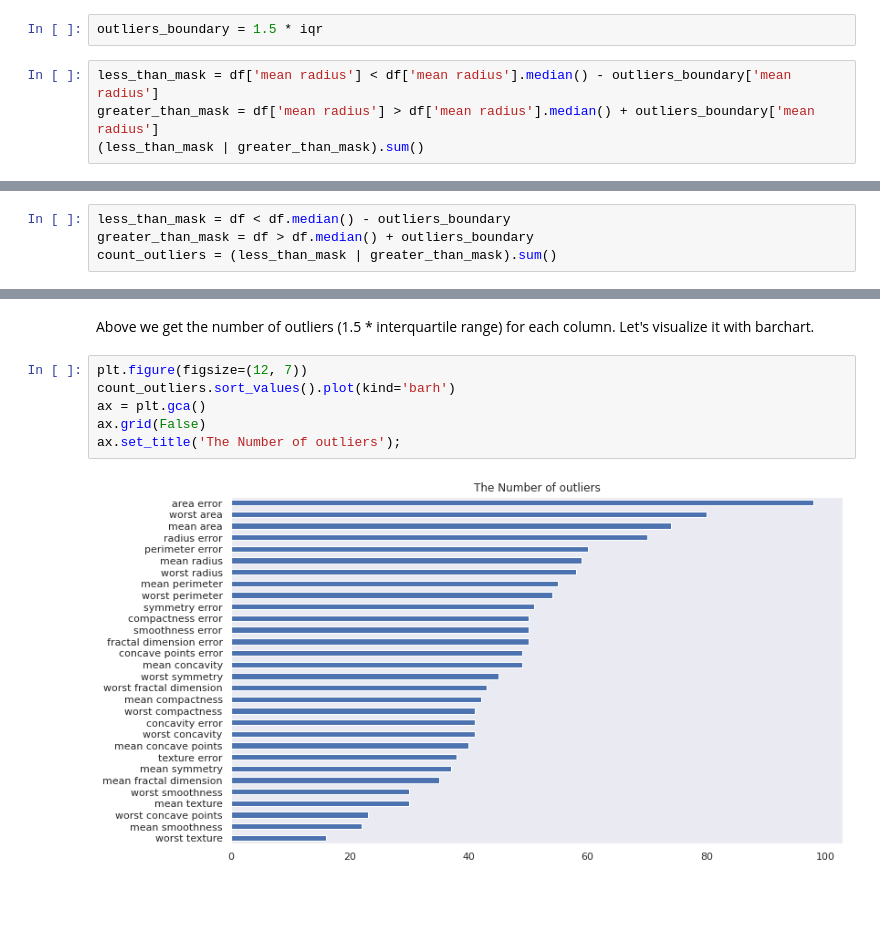
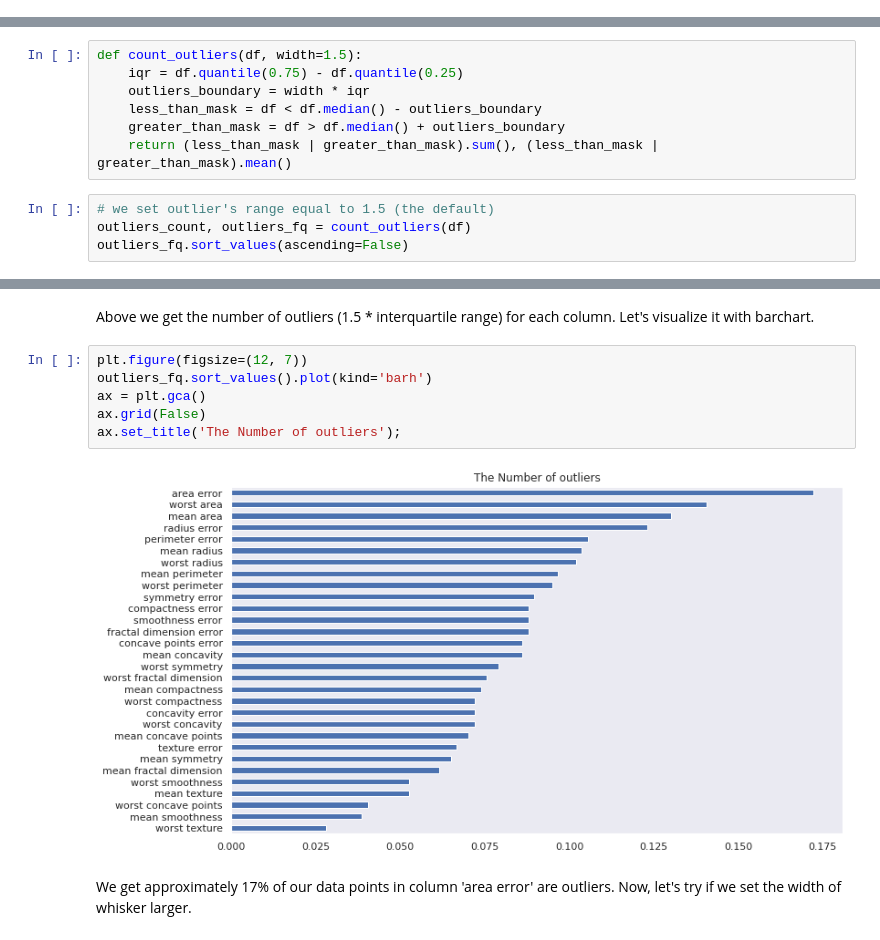
Before and after one commit to agusrichard/data-science-learning-projects, a Jupyter notebook: Breast Cancer/breast_cancer_eda.ipynb, the cells around one changed output, grey strips where cells are left out. Cells and saved outputs as stored; diff of their text form; blank space fills up the shorter version.

```diff
--- a/Breast Cancer/breast_cancer_eda.ipynb
+++ b/Breast Cancer/breast_cancer_eda.ipynb
@@ -172,6 +168,0 @@ iqr = df.quantile(0.75) - df.quantile(0.25)
-# %%
-outliers_boundary = 1.5 * iqr
-# %%
-less_than_mask = df['mean radius'] < df['mean radius'].median() - outliers_boundary['mean radius']
-greater_than_mask = df['mean radius'] > df['mean radius'].median() + outliers_boundary['mean radius']
-(less_than_mask | greater_than_mask).sum()
@@ -180,4 +169,11 @@ greater_than_mask = df['mean radius'] > df['mean radius'].median() + outliers_bo
 # %%
-less_than_mask = df < df.median() - outliers_boundary
-greater_than_mask = df > df.median() + outliers_boundary
-count_outliers = (less_than_mask | greater_than_mask).sum()
+def count_outliers(df, width=1.5):
+    iqr = df.quantile(0.75) - df.quantile(0.25)
+    outliers_boundary = width * iqr
+    less_than_mask = df < df.median() - outliers_boundary
+    greater_than_mask = df > df.median() + outliers_boundary
+    return (less_than_mask | greater_than_mask).sum(), (less_than_mask | greater_than_mask).mean()
+# %%
+# we set outlier's range equal to 1.5 (the default)
+outliers_count, outliers_fq = count_outliers(df)
+outliers_fq.sort_values(ascending=False)
@@ -185,9 +199,11 @@ count_outliers = (less_than_mask | greater_than_mask).sum()
 Above we get the number of outliers (1.5 * interquartile range) for each column. Let's visualize it with barchart.
 # %%
 plt.figure(figsize=(12, 7))
-count_outliers.sort_values().plot(kind='barh')
+outliers_fq.sort_values().plot(kind='barh')
 ax = plt.gca()
 ax.grid(False)
 ax.set_title('The Number of outliers');
 # %% [output]
-[figure, old version]
+[figure, new version]
+# %% [markdown]
+We get approximately 17% of our data points in column 'area error' are outliers. Now, let's try if we set the width of whisker larger.
```
Also changed, not shown: parts of 7 cells of this notebook.
